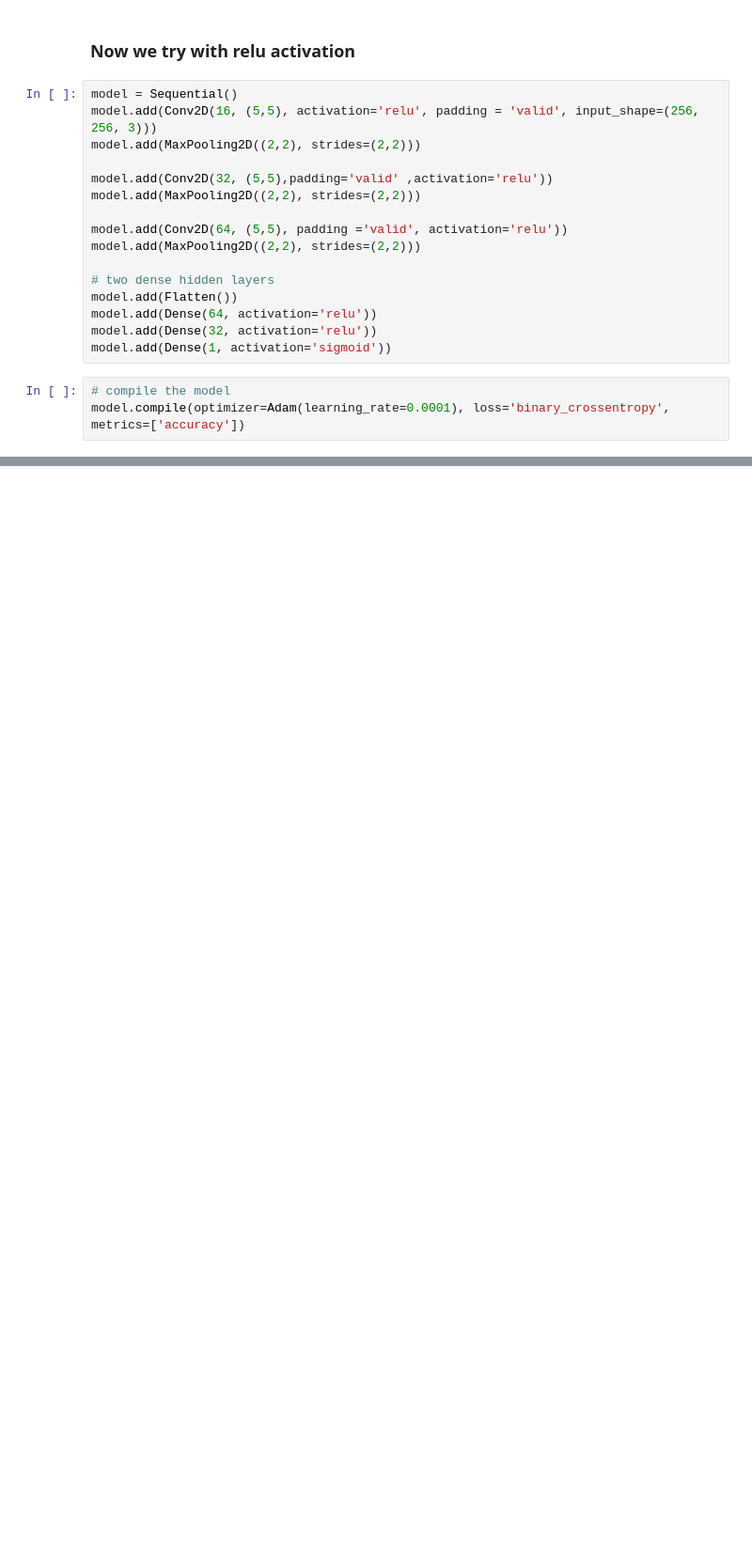
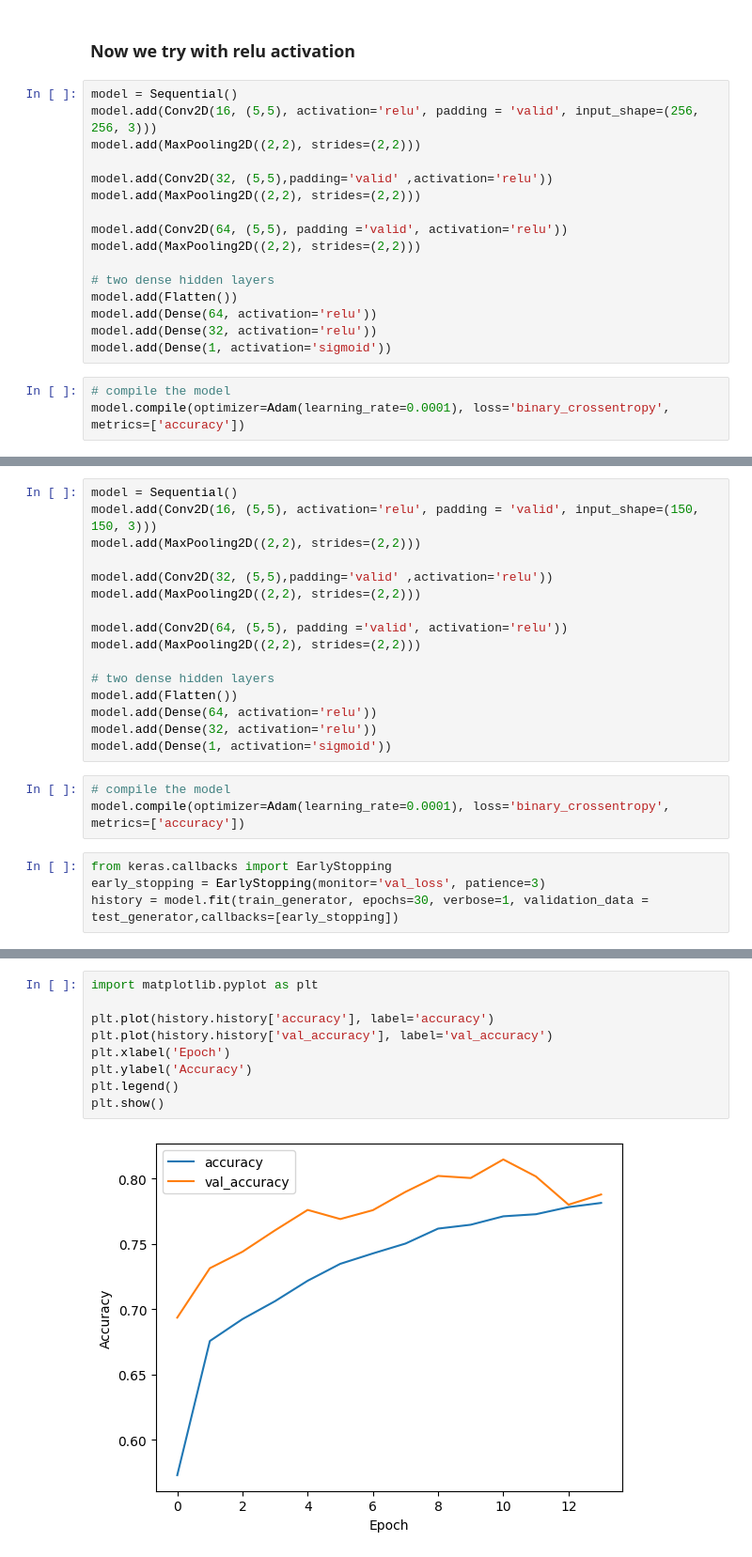
Before and after one commit to dushbar/Cats-Dogs-Classification-CNN, a Jupyter notebook: CatsDogs_classifier.ipynb, the cells around one changed output, grey strips where cells are left out. Shown: that part at 94% size. Cells and saved outputs as stored; diff of their text form; blank space fills up the shorter version.

```diff
--- a/CatsDogs_classifier.ipynb
+++ b/CatsDogs_classifier.ipynb
@@ -194,0 +214,23 @@ Epoch 10/10
+# %%
+model = Sequential()
+model.add(Conv2D(16, (5,5), activation='relu', padding = 'valid', input_shape=(150, 150, 3)))
+model.add(MaxPooling2D((2,2), strides=(2,2)))
+
+model.add(Conv2D(32, (5,5),padding='valid' ,activation='relu'))
+model.add(MaxPooling2D((2,2), strides=(2,2)))
+
+model.add(Conv2D(64, (5,5), padding ='valid', activation='relu'))
+model.add(MaxPooling2D((2,2), strides=(2,2)))
+
+# two dense hidden layers
+model.add(Flatten())
+model.add(Dense(64, activation='relu'))
+model.add(Dense(32, activation='relu'))
+model.add(Dense(1, activation='sigmoid'))
+# %%
+# compile the model
+model.compile(optimizer=Adam(learning_rate=0.0001), loss='binary_crossentropy', metrics=['accuracy'])
+# %%
+from keras.callbacks import EarlyStopping
+early_stopping = EarlyStopping(monitor='val_loss', patience=3)
+history = model.fit(train_generator, epochs=30, verbose=1, validation_data = test_generator,callbacks=[early_stopping])
@@ -194,0 +255,11 @@ Epoch 10/10
+# %%
+import matplotlib.pyplot as plt
+
+plt.plot(history.history['accuracy'], label='accuracy')
+plt.plot(history.history['val_accuracy'], label='val_accuracy')
+plt.xlabel('Epoch')
+plt.ylabel('Accuracy')
+plt.legend()
+plt.show()
+# %% [output]
+[figure, added]
```
Also changed, not shown: parts of 10 cells of this notebook.
